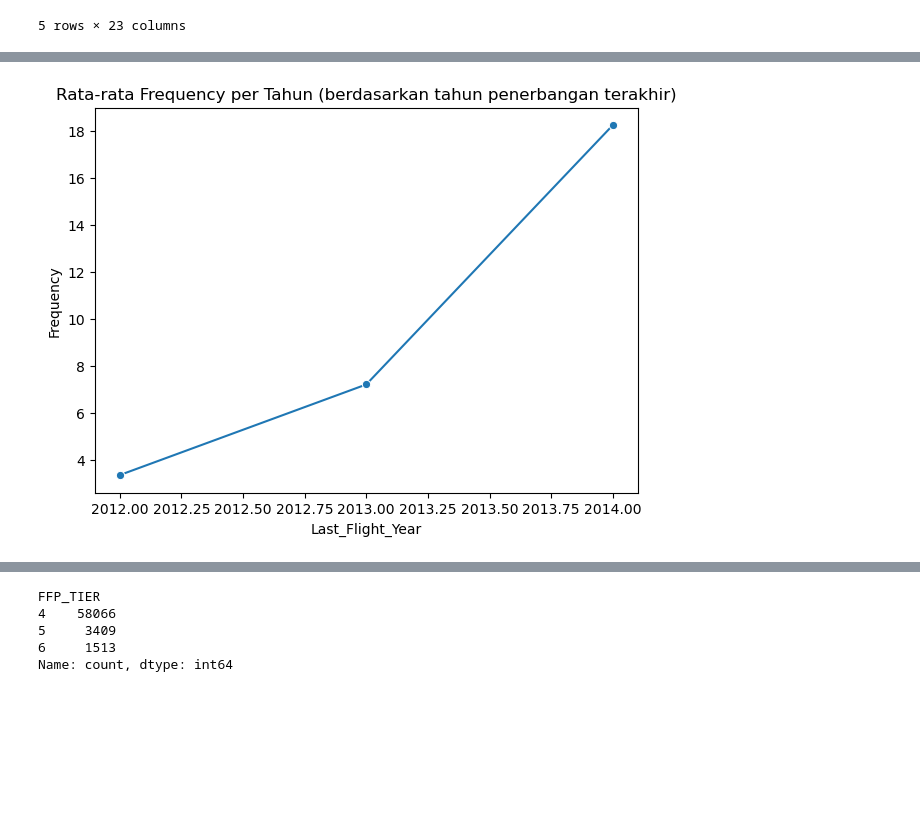
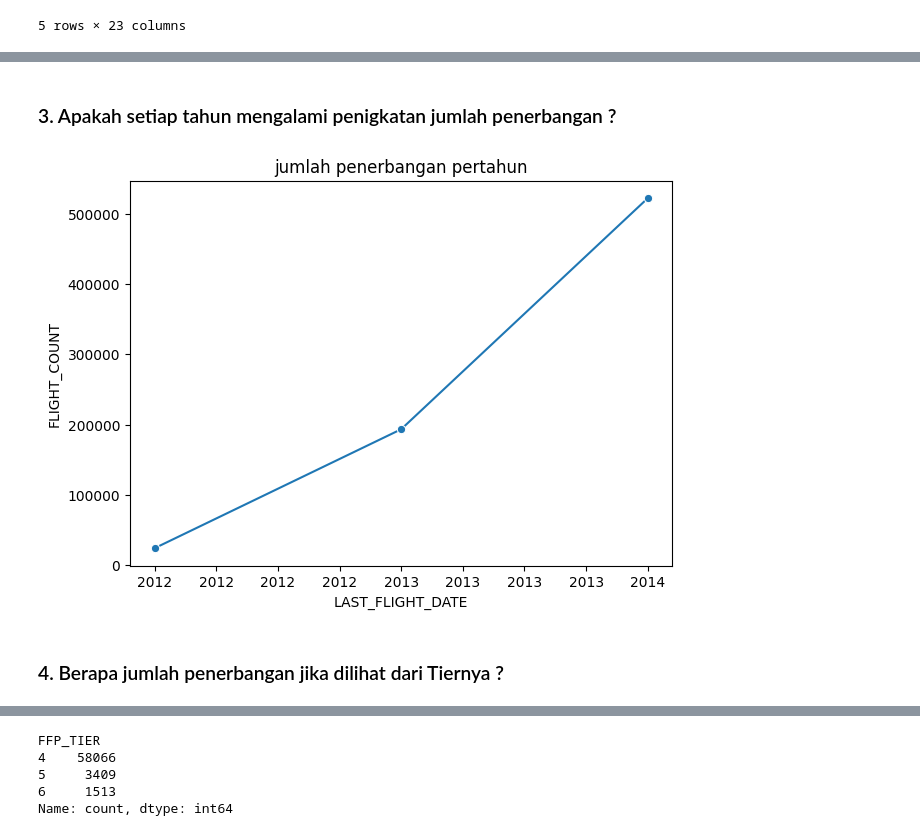
Before and after one commit to agirahmawandi/hw_unsupervised_learning, a Jupyter notebook: Agi_rahmawandi_batch57_Unsupervised_Learning.ipynb, the cells around one changed output, grey strips where cells are left out. Saved outputs shown, nothing was run; the diff lists cells and outputs as text; code cells hidden in the pictures; blank space fills up the shorter version.

```diff
--- a/Agi_rahmawandi_batch57_Unsupervised_Learning.ipynb
+++ b/Agi_rahmawandi_batch57_Unsupervised_Learning.ipynb
@@ -47,11 +47,7 @@ Data columns (total 23 columns):
 dtypes: float64(5), int64(10), object(8)
 memory usage: 11.1+ MB
 # %%
-df["FIRST_FLIGHT_DATE"] = pd.to_datetime(df["FIRST_FLIGHT_DATE"], errors="coerce")
-df["LAST_FLIGHT_DATE"] = pd.to_datetime(df["LAST_FLIGHT_DATE"], errors="coerce")
-df["LOAD_TIME"] = pd.to_datetime(df["LOAD_TIME"], errors="coerce")
-
-# Melihat tanggal paling lama dan terbaru dari setiap kolom
-print("FIRST_FLIGHT_DATE:", df["FIRST_FLIGHT_DATE"].min(), "→", df["FIRST_FLIGHT_DATE"].max())
-print("LAST_FLIGHT_DATE:", df["LAST_FLIGHT_DATE"].min(), "→", df["LAST_FLIGHT_DATE"].max())
-print("LOAD_TIME:", df["LOAD_TIME"].min(), "→", df["LOAD_TIME"].max())
+df_1 = df.copy()
+df_1["FIRST_FLIGHT_DATE"] = pd.to_datetime(df_1["FIRST_FLIGHT_DATE"], errors="coerce")
+df_1["LAST_FLIGHT_DATE"] = pd.to_datetime(df_1["LAST_FLIGHT_DATE"], errors="coerce")
+df_1["LOAD_TIME"] = pd.to_datetime(df_1["LOAD_TIME"], errors="coerce")
@@ -62,5 +54,5 @@ LOAD_TIME: 2014-03-31 00:00:00 → 2014-03-31 00:00:00
 # %%
 # Hitung Recency, Frequency, Monetary
-df["Recency"] = (df["LOAD_TIME"] - df["LAST_FLIGHT_DATE"]).dt.days
-df["Frequency"] = df["FLIGHT_COUNT"]
-df["Monetary"] = df["SUM_YR_1"].fillna(0) + df["SUM_YR_2"].fillna(0)
+# df_1["Recency"] = (df_1["LOAD_TIME"] - df_1["LAST_FLIGHT_DATE"]).dt.days
+# df_1["Frequency"] = df_1["FLIGHT_COUNT"]
+df_1["total_revenue"] = df_1[["SUM_YR_1", "SUM_YR_2"]].sum(axis=1, skipna=True)
@@ -102,13 +92,15 @@ plt.show()
+# %% [markdown]
+### 3. Apakah setiap tahun mengalami penigkatan jumlah penerbangan ?
 # %%
-# ------------------------------
-# 5. Pola penurunan Frequency dari tahun ke tahun
-# ------------------------------
-df["Last_Flight_Year"] = df["LAST_FLIGHT_DATE"].dt.year
-freq_trend = df.groupby("Last_Flight_Year")["Frequency"].mean().reset_index()
+
+freq_trend = df_1.groupby(df_1["LAST_FLIGHT_DATE"].dt.year)["FLIGHT_COUNT"].sum().reset_index()
 
 plt.figure(figsize=(7,5))
-sns.lineplot(data=freq_trend, x="Last_Flight_Year", y="Frequency", marker="o")
-plt.title("Rata-rata Frequency per Tahun (berdasarkan tahun penerbangan terakhir)")
+sns.lineplot(data=freq_trend, x="LAST_FLIGHT_DATE", y="FLIGHT_COUNT", marker="o")
+plt.title("jumlah penerbangan pertahun")
+plt.gca().xaxis.set_major_formatter(plt.FuncFormatter(lambda x, _: f"{int(x)}"))
 plt.show()
 # %% [output]
-[figure, old version]
+[figure, new version]
+# %% [markdown]
+### 4. Berapa jumlah penerbangan jika dilihat dari Tiernya ?
```
Also changed, not shown: parts of 48 cells of this notebook, 1 other file.
